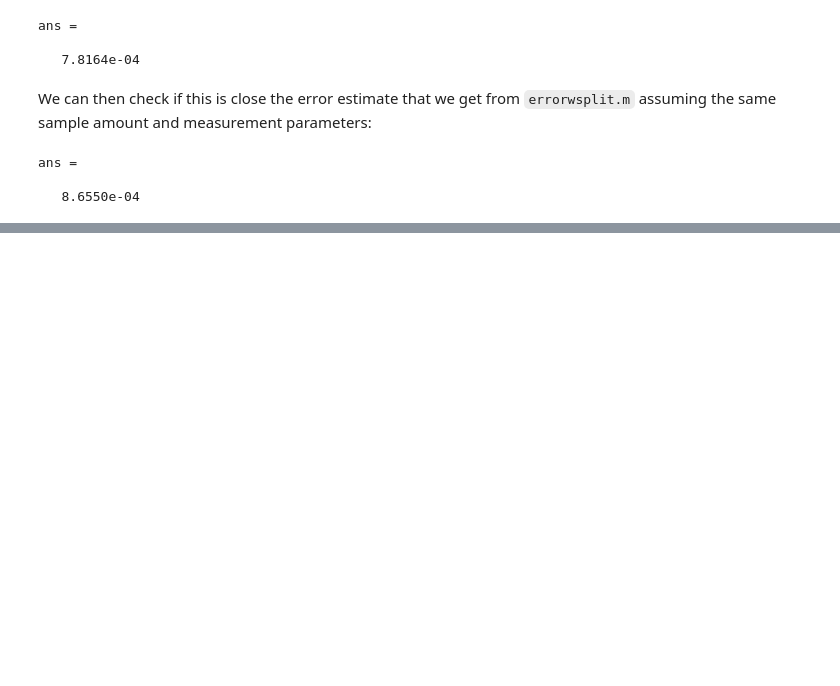
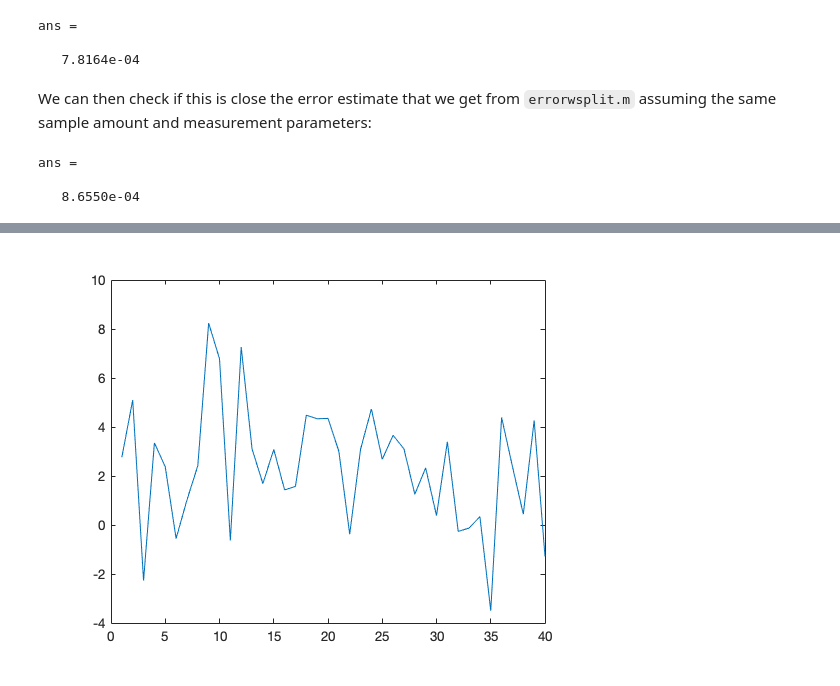
Before and after one commit to rcmarq/cosmo, a Jupyter notebook: tests.ipynb, the cells around one changed output, grey strips where cells are left out. Drawn from its saved outputs; the diff is of its cells as text; code cells hidden in the pictures; blank space fills up the shorter version.

```diff
--- a/tests.ipynb
+++ b/tests.ipynb
@@ -289,0 +320,4 @@ ans =
+# %%
+plot(1:length(beta_array),beta_array)
+# %% [output]
+[figure, added]
```
Also changed, not shown: parts of 16 cells of this notebook, 2 other files.
